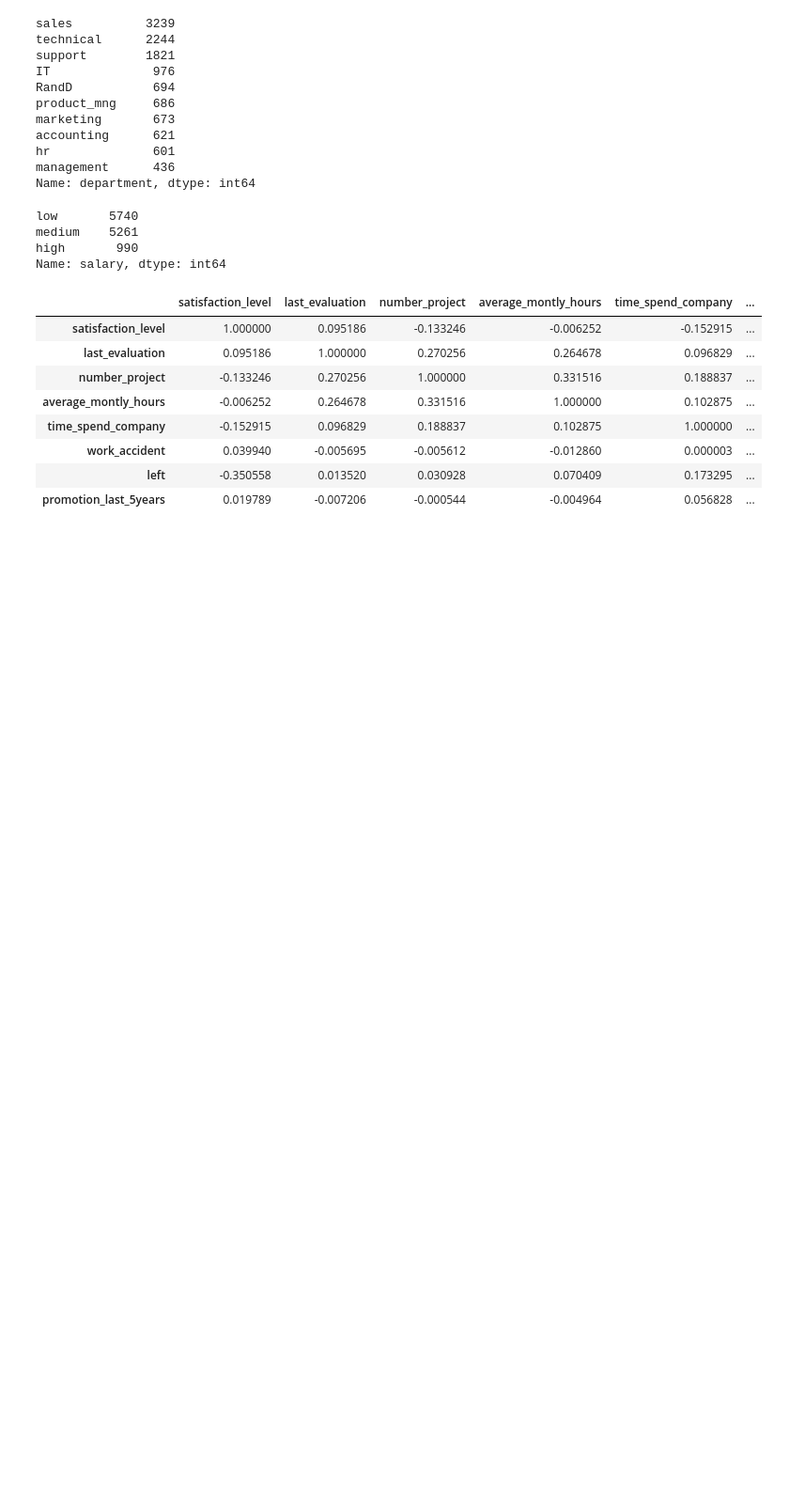
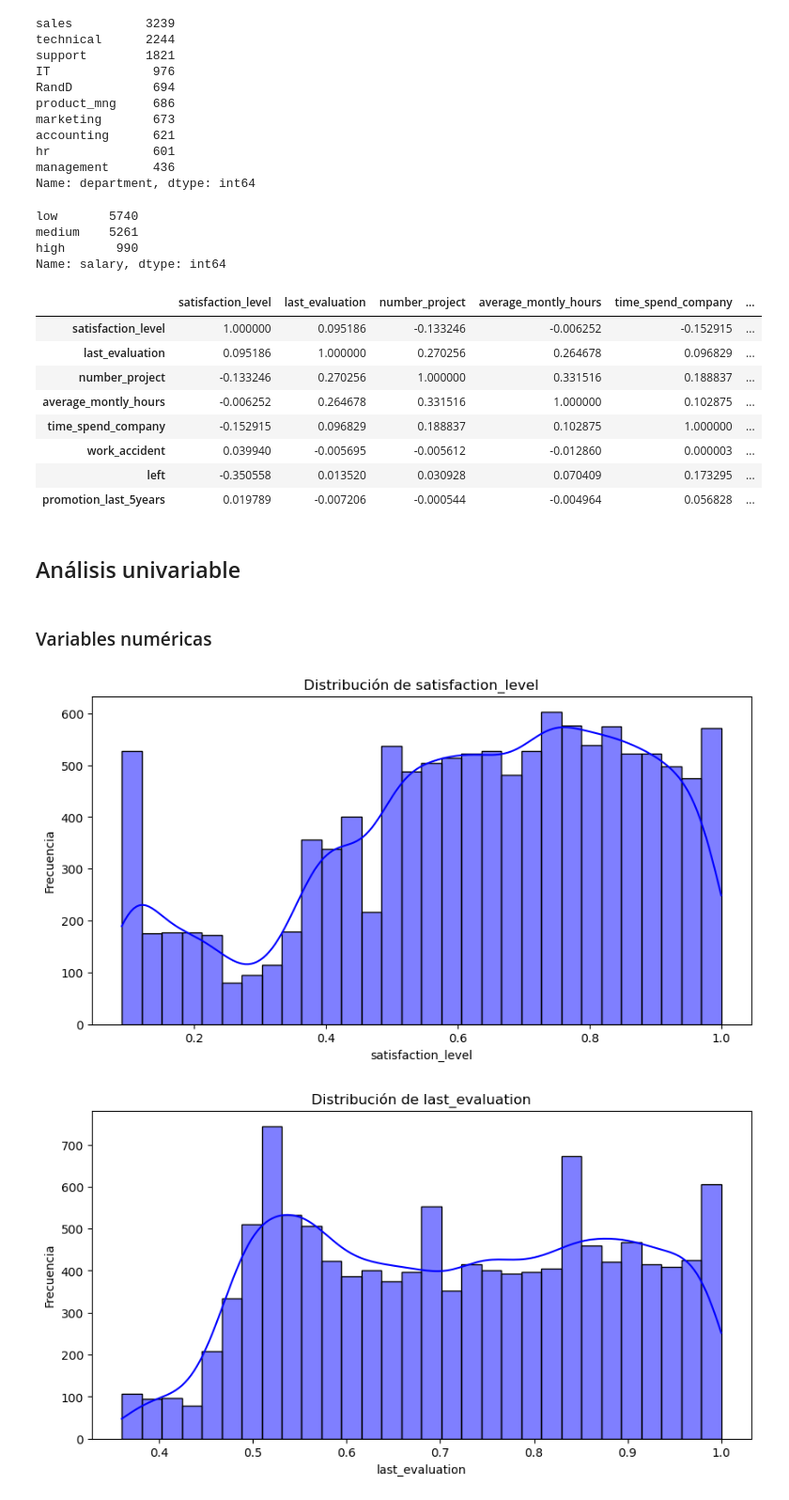
Before and after one commit to LOA395/how_to_prevent_employee_burnout, a Jupyter notebook: main.ipynb, the cells around one changed output. Shown at 94% size. Cells and saved outputs as stored; diff of their text form; code cells hidden in the pictures; blank space fills up the shorter version.

Commit message:
eda_numericas

```diff
--- a/main.ipynb
+++ b/main.ipynb
@@ -148,3 +150,19 @@ data.corr()
 | work_accident | 0.039940 | -0.005695 | -0.005612 | -0.012860 | 0.000003 | ... |
 | left | -0.350558 | 0.013520 | 0.030928 | 0.070409 | 0.173295 | ... |
 | promotion_last_5years | 0.019789 | -0.007206 | -0.000544 | -0.004964 | 0.056828 | ... |
+# %% [markdown]
+## Análisis univariable
+# %% [markdown]
+### Variables numéricas
+# %%
+# Análisis univariable de variables numéricas
+for column in data_numerics:
+    plt.figure(figsize=(10, 5))
+    sns.histplot(data[column], kde=True, bins=30, color='blue')
+    plt.title(f'Distribución de {column}')
+    plt.xlabel(column)
+    plt.ylabel('Frecuencia')
+    plt.show()
+# %% [output]
+[figure, added]
+[figure, added]
```
Also changed, not shown: parts of 6 cells of this notebook.
